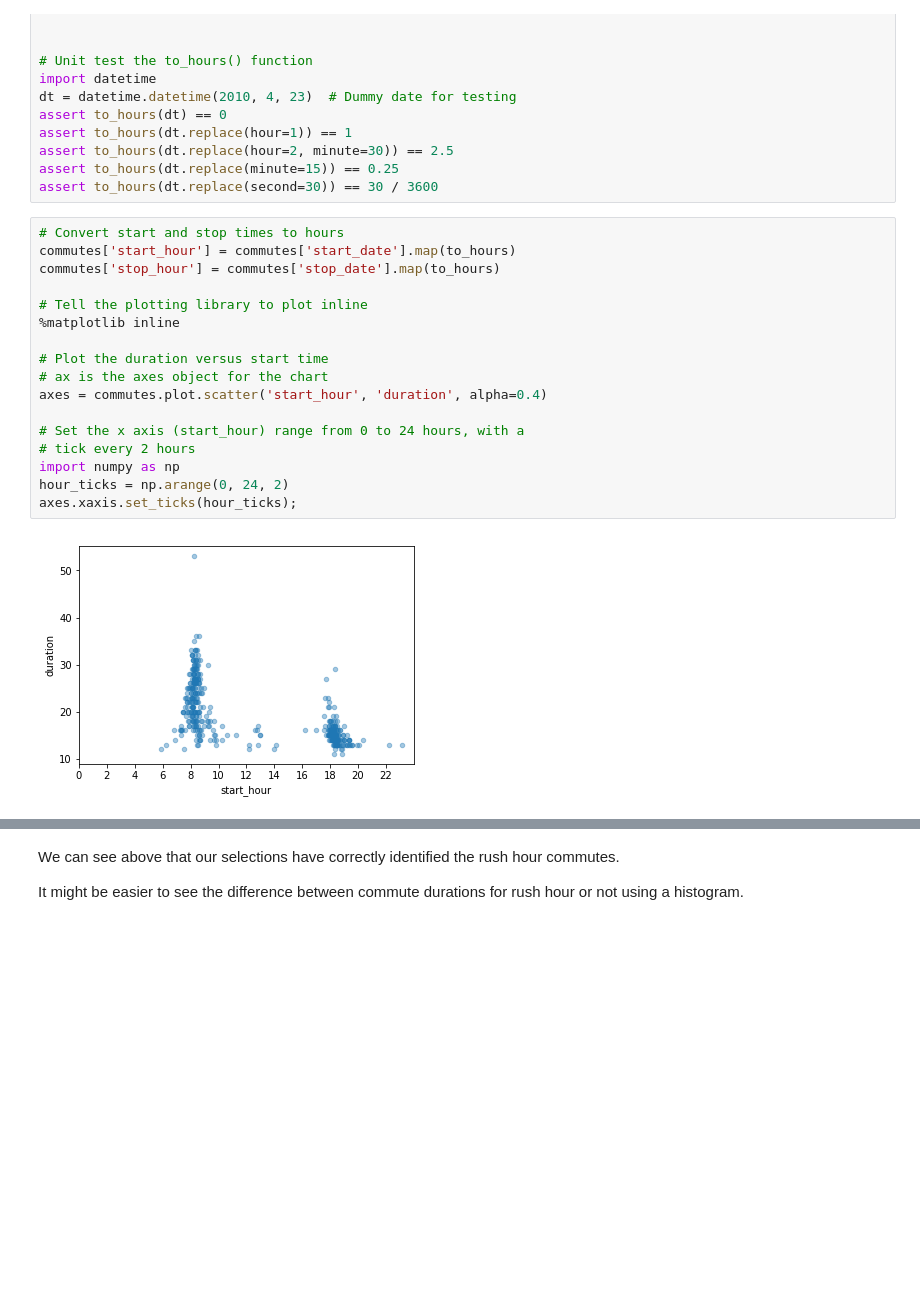
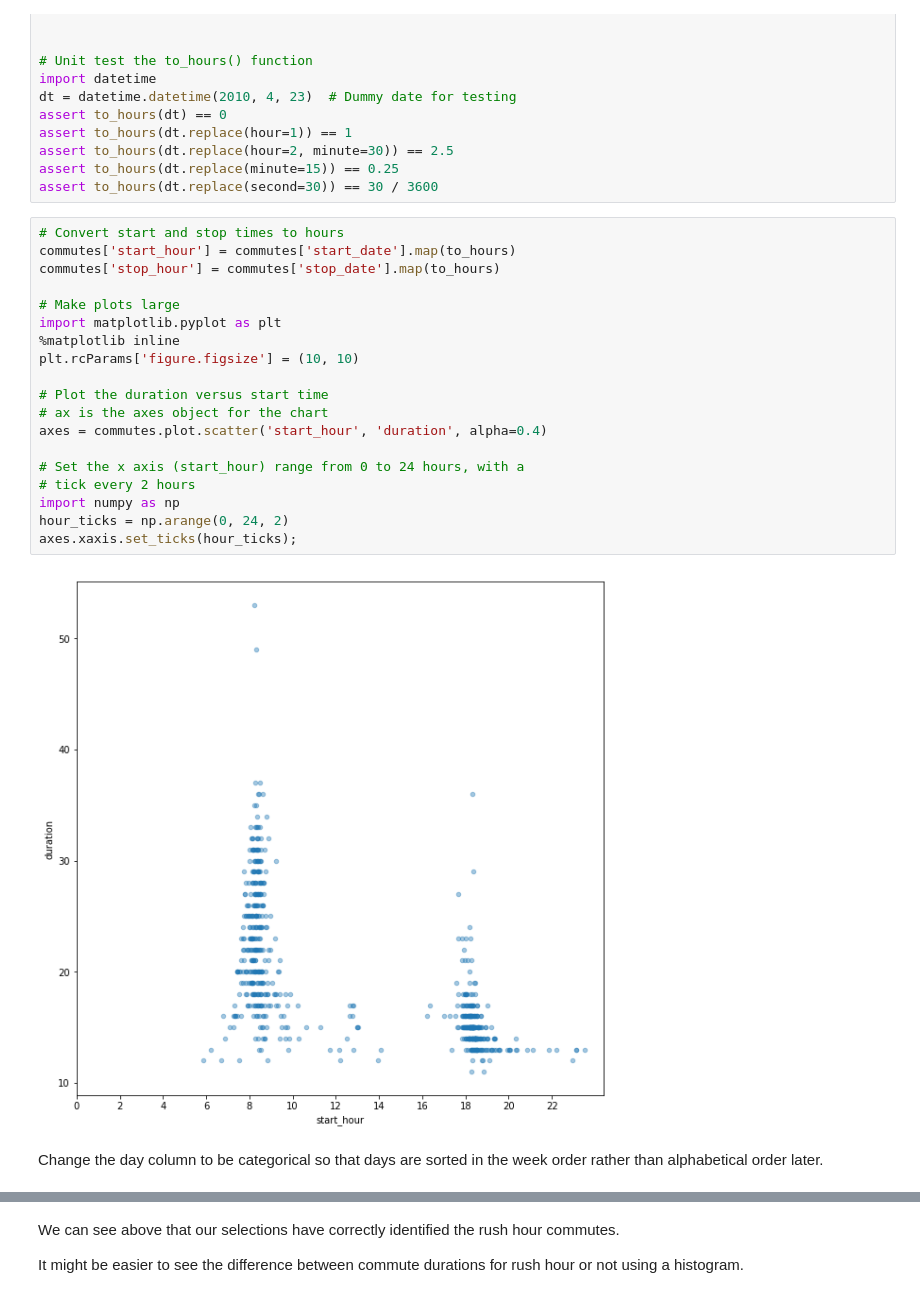
Before and after one commit to blokeley/commutes, a Jupyter notebook: commutes.ipynb, the cells around one changed output, grey strips where cells are left out. Saved outputs shown, nothing was run; the diff lists cells and outputs as text; blank space fills up the shorter version.

```diff
--- a/commutes.ipynb
+++ b/commutes.ipynb
@@ -82,19 +82,23 @@ assert to_hours(dt.replace(second=30)) == 30 / 3600
 # %%
 # Convert start and stop times to hours
 commutes['start_hour'] = commutes['start_date'].map(to_hours)
 commutes['stop_hour'] = commutes['stop_date'].map(to_hours)
 
-# Tell the plotting library to plot inline
+# Make plots large
+import matplotlib.pyplot as plt
 %matplotlib inline
+plt.rcParams['figure.figsize'] = (10, 10)
 
 # Plot the duration versus start time
 # ax is the axes object for the chart
 axes = commutes.plot.scatter('start_hour', 'duration', alpha=0.4)
 
 # Set the x axis (start_hour) range from 0 to 24 hours, with a
 # tick every 2 hours
 import numpy as np
 hour_ticks = np.arange(0, 24, 2)
 axes.xaxis.set_ticks(hour_ticks);
 # %% [output]
-[figure, old version]
+[figure, new version]
+# %% [markdown]
+Change the day column to be categorical so that days are sorted in the week order rather than alphabetical order later.
```
Also changed, not shown: parts of 27 cells of this notebook, 1 other file.
